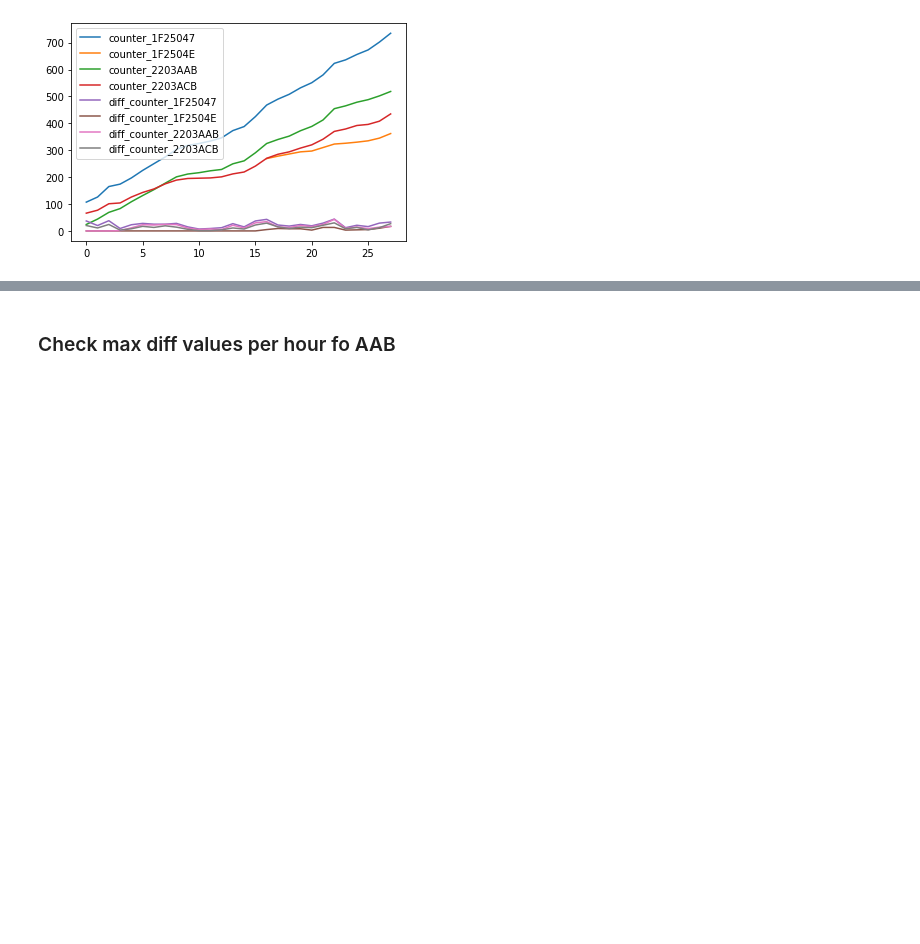
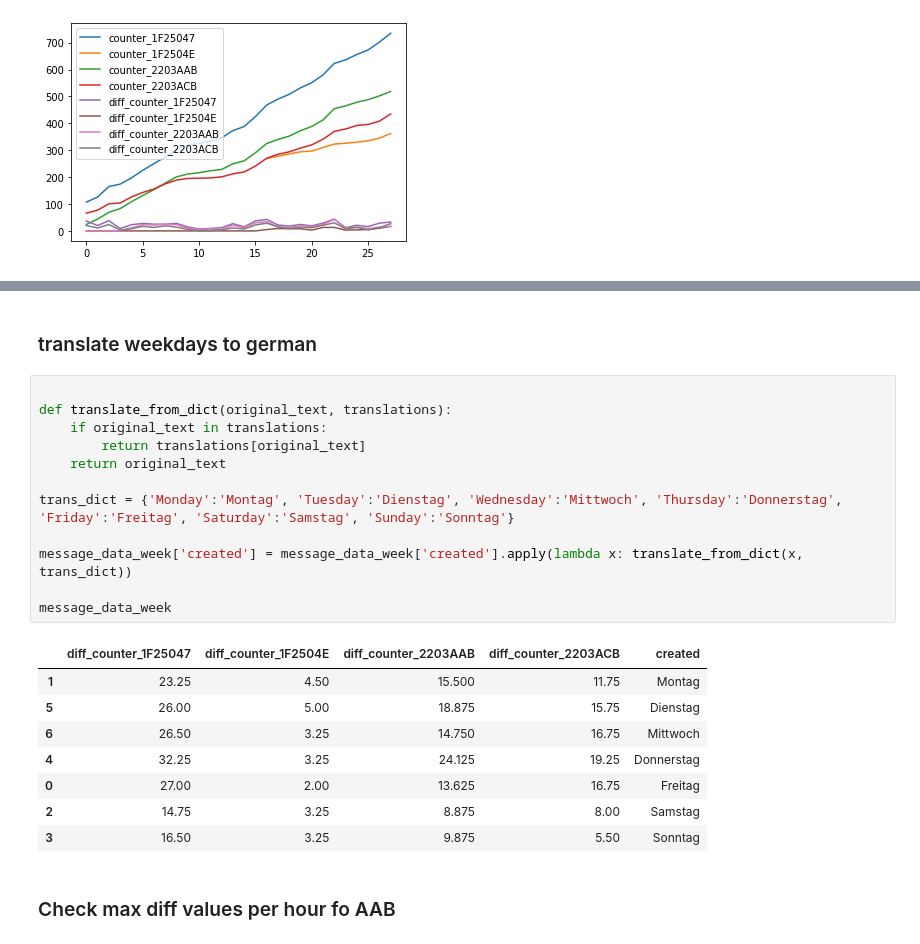
Before and after one commit to phyti1/ds_p4_kompotoi, a Jupyter notebook: Data_aquisition.ipynb, the cells around one changed output, grey strips where cells are left out. Drawn from its saved outputs; the diff is of its cells as text; blank space fills up the shorter version.

```diff
--- a/Data_aquisition.ipynb
+++ b/Data_aquisition.ipynb
@@ -746,3 +778,26 @@ message_data_week
+# %% [markdown]
+### translate weekdays to german
+# %%
+
+def translate_from_dict(original_text, translations):
+    if original_text in translations:
+        return translations[original_text]
+    return original_text
+
+trans_dict = {'Monday':'Montag', 'Tuesday':'Dienstag', 'Wednesday':'Mittwoch', 'Thursday':'Donnerstag', 'Friday':'Freitag', 'Saturday':'Samstag', 'Sunday':'Sonntag'}
+
+message_data_week['created'] = message_data_week['created'].apply(lambda x: translate_from_dict(x, trans_dict))
+
+message_data_week
+# %% [output]
+|  | diff_counter_1F25047 | diff_counter_1F2504E | diff_counter_2203AAB | diff_counter_2203ACB | created |
+| 1 | 23.25 | 4.50 | 15.500 | 11.75 | Montag |
+| 5 | 26.00 | 5.00 | 18.875 | 15.75 | Dienstag |
+| 6 | 26.50 | 3.25 | 14.750 | 16.75 | Mittwoch |
+| 4 | 32.25 | 3.25 | 24.125 | 19.25 | Donnerstag |
+| 0 | 27.00 | 2.00 | 13.625 | 16.75 | Freitag |
+| 2 | 14.75 | 3.25 | 8.875 | 8.00 | Samstag |
+| 3 | 16.50 | 3.25 | 9.875 | 5.50 | Sonntag |
 # %% [markdown]
 ### Check max diff values per hour fo AAB
 # %%
```
Also changed, not shown: parts of 13 cells of this notebook.
